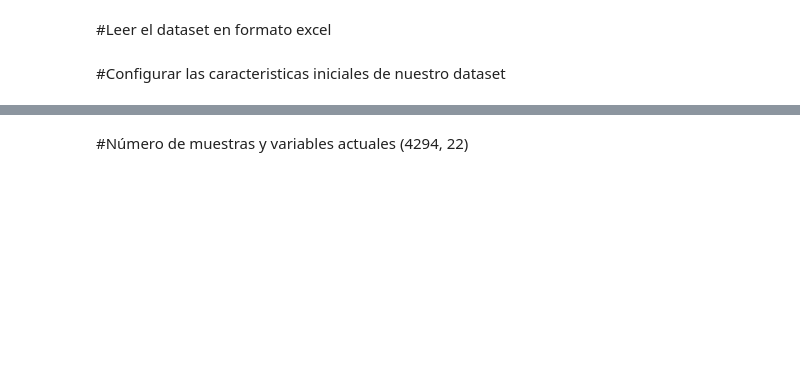
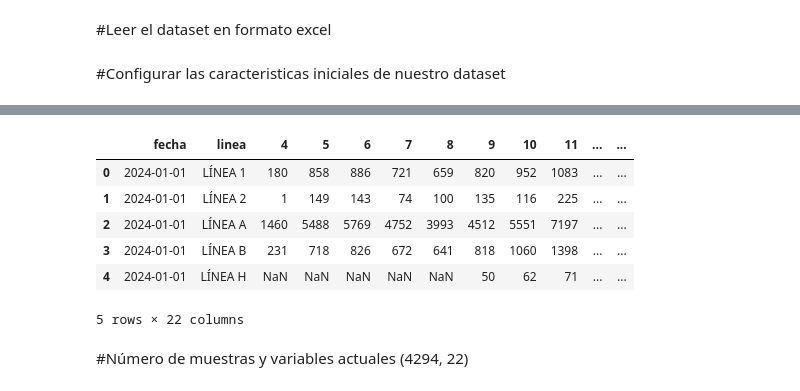
Before and after one commit to gomezjimena/Modelo_afluencia_metro, a Jupyter notebook: Exploracion_inicial.ipynb, the cells around one changed output, grey strips where cells are left out. Drawn from its saved outputs; the diff is of its cells as text; code cells hidden in the pictures; blank space fills up the shorter version.

```diff
--- a/Exploracion_inicial.ipynb
+++ b/Exploracion_inicial.ipynb
@@ -40,3 +60,13 @@ print(df_raw.columns.tolist())
+# %%
+df_raw.head()
+# %% [output]
+|  | fecha | linea | 4 | 5 | 6 | 7 | 8 | 9 | 10 | 11 | ... | ... |
+| 0 | 2024-01-01 | LÍNEA 1 | 180 | 858 | 886 | 721 | 659 | 820 | 952 | 1083 | ... | ... |
+| 1 | 2024-01-01 | LÍNEA 2 | 1 | 149 | 143 | 74 | 100 | 135 | 116 | 225 | ... | ... |
+| 2 | 2024-01-01 | LÍNEA A | 1460 | 5488 | 5769 | 4752 | 3993 | 4512 | 5551 | 7197 | ... | ... |
+| 3 | 2024-01-01 | LÍNEA B | 231 | 718 | 826 | 672 | 641 | 818 | 1060 | 1398 | ... | ... |
+| 4 | 2024-01-01 | LÍNEA H | NaN | NaN | NaN | NaN | NaN | 50 | 62 | 71 | ... | ... |
+5 rows × 22 columns
 # %% [markdown]
 #Número de muestras y variables actuales (4294, 22)
 # %%
```
Also changed, not shown: parts of 34 cells of this notebook, 2 other files.
